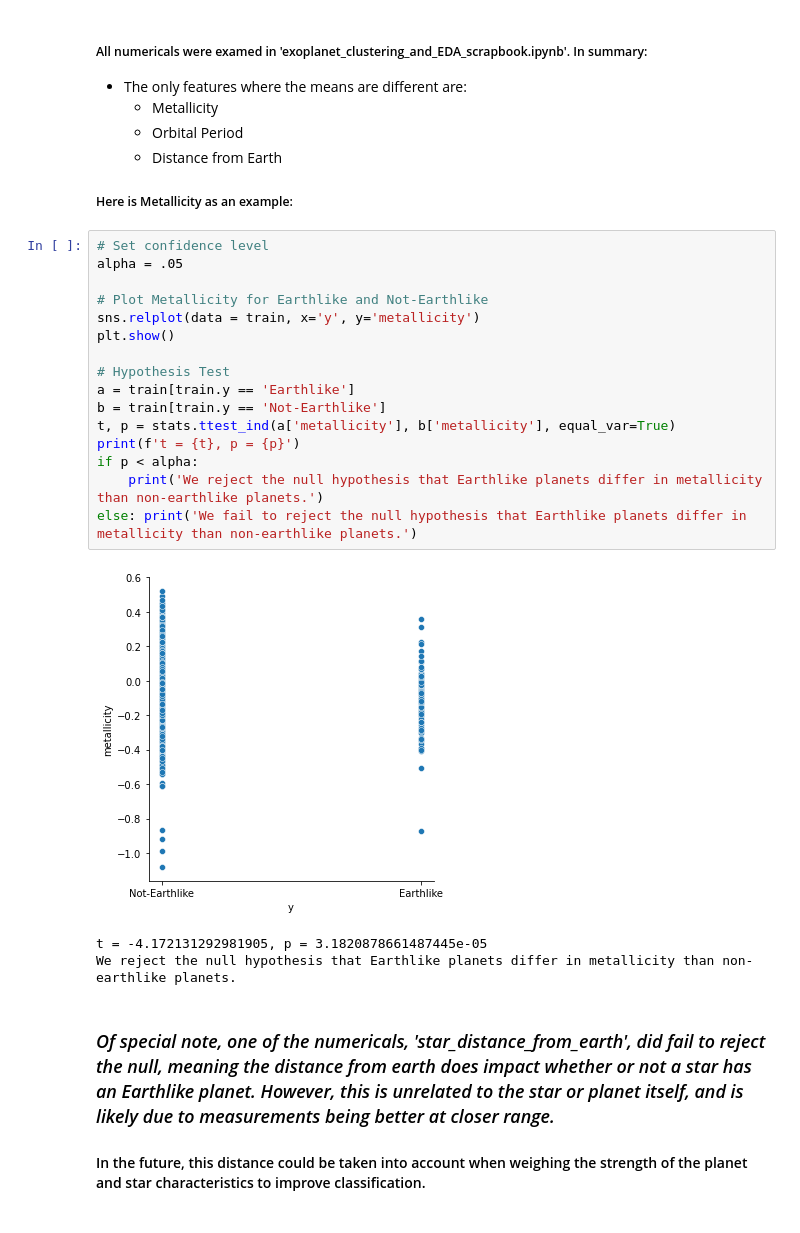
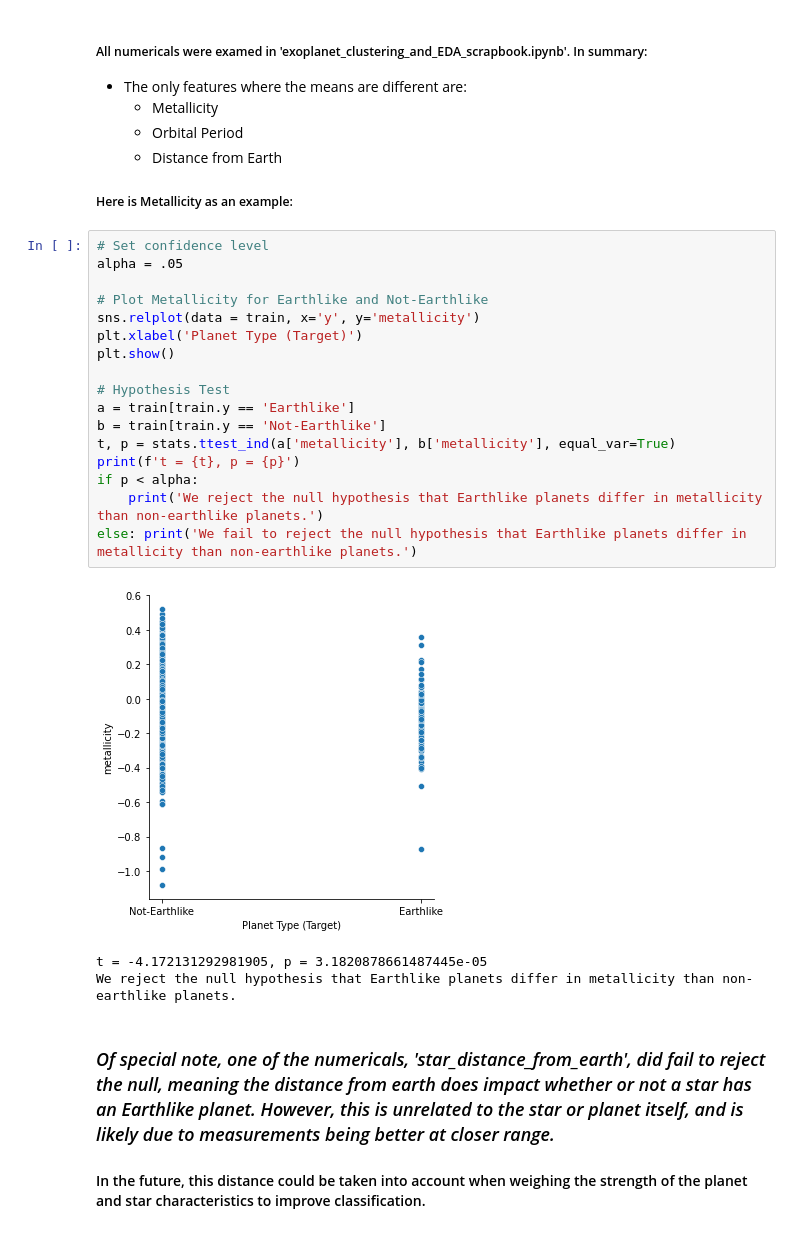
Before and after one commit to Miller-Ryan-1/exoplanet-analysis, a Jupyter notebook: exoplanet_study_notebook.ipynb, the cells around one changed output. Saved outputs shown, nothing was run; the diff lists cells and outputs as text.

```diff
--- a/exoplanet_study_notebook.ipynb
+++ b/exoplanet_study_notebook.ipynb
@@ -311,21 +340,22 @@ We fail to reject the null hypothesis.
 # %%
 # Set confidence level
 alpha = .05
 
 # Plot Metallicity for Earthlike and Not-Earthlike
 sns.relplot(data = train, x='y', y='metallicity')
+plt.xlabel('Planet Type (Target)')
 plt.show()
 
 # Hypothesis Test
 a = train[train.y == 'Earthlike']
 b = train[train.y == 'Not-Earthlike']
 t, p = stats.ttest_ind(a['metallicity'], b['metallicity'], equal_var=True)
 print(f't = {t}, p = {p}')
 if p < alpha:
     print('We reject the null hypothesis that Earthlike planets differ in metallicity than non-earthlike planets.')
 else: print('We fail to reject the null hypothesis that Earthlike planets differ in metallicity than non-earthlike planets.')
 # %% [output]
-[figure, old version]
+[figure, new version]
 t = -4.172131292981905, p = 3.1820878661487445e-05
 We reject the null hypothesis that Earthlike planets differ in metallicity than non-earthlike planets.
 # %% [markdown]
```
Also changed, not shown: parts of 21 cells of this notebook.
